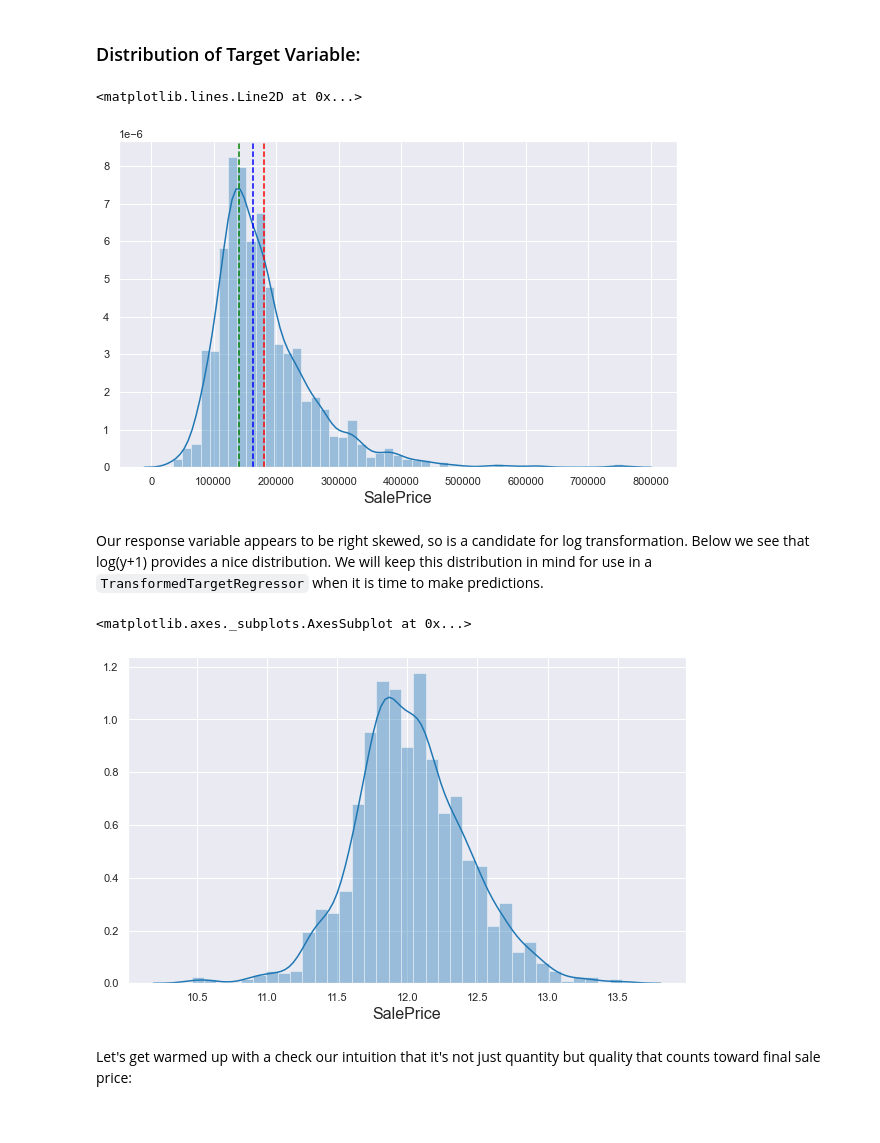
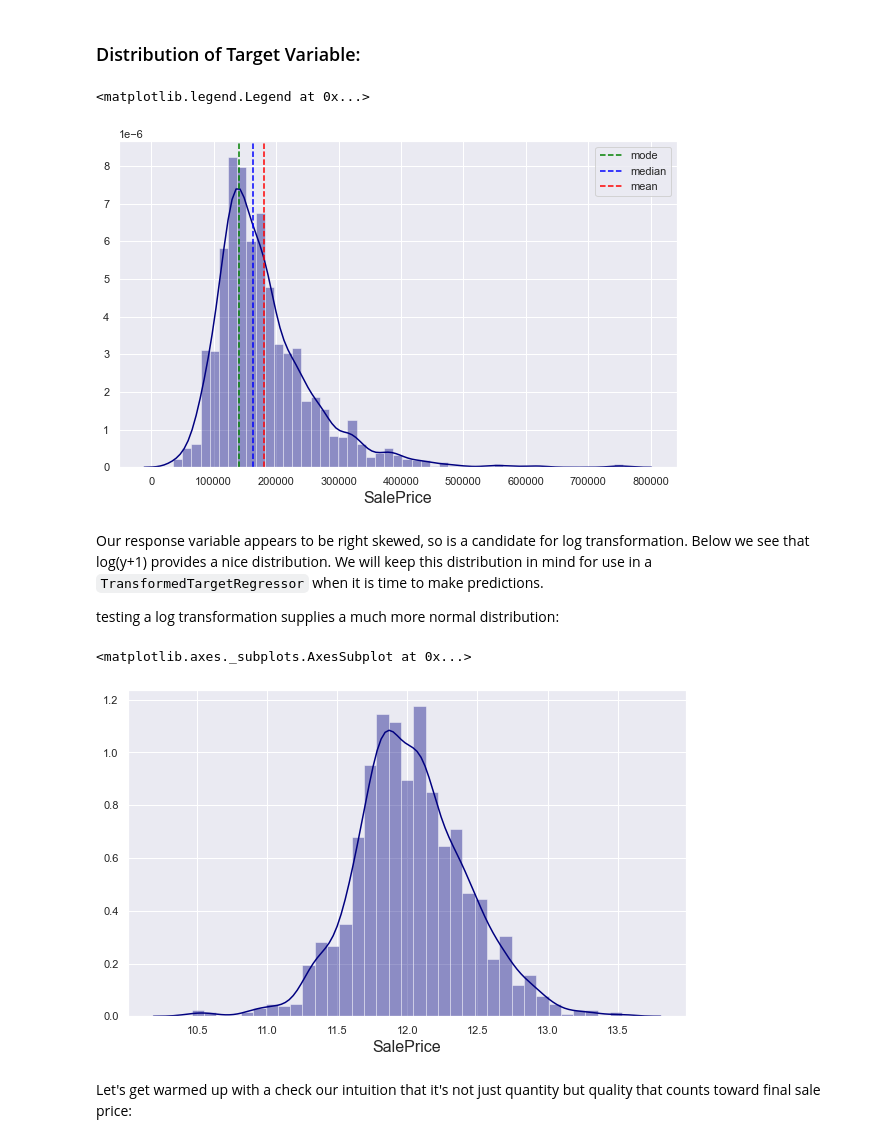
Before and after one commit to wcneill/kaggle, a Jupyter notebook: house prices/sales.ipynb, the cells around one changed output. Cells and saved outputs as stored; diff of their text form; code cells hidden in the pictures.

```diff
--- a/house prices/sales.ipynb
+++ b/house prices/sales.ipynb
@@ -8,7 +8,8 @@ import pandas as pd
 import scipy.stats as ss
 import itertools
 
-# data and statistics libraries
+# ML and statistics libraries
+import scipy.stats as stats
 import sklearn.preprocessing as pre
 from sklearn import model_selection
 from sklearn import metrics
@@ -30,6 +31,7 @@ viz_dict = {
 }
 sns.set_context("notebook", rc=viz_dict)
 sns.set_style("darkgrid")
+sns.set_palette(sns.light_palette("navy", n_colors=10, reverse=True))
 # %%
 train_df = pd.read_csv('data/train.csv', index_col='Id')
 train_df.head()
@@ -47,23 +49,26 @@ train_df.head()
 # %%
 sigma = train_df.SalePrice.std()
 mu = train_df.SalePrice.mean()
 med = train_df.SalePrice.median()
 mode = train_df.SalePrice.mode().to_numpy()
 
 sns.distplot(train_df.SalePrice)
-plt.axvline(mode, linestyle='--', color='green')
-plt.axvline(med, linestyle='--', color='blue')
-plt.axvline(mu, linestyle='--', color='red')
+plt.axvline(mode, linestyle='--', color='green', label='mode')
+plt.axvline(med, linestyle='--', color='blue', label='median')
+plt.axvline(mu, linestyle='--', color='red', label='mean')
+plt.legend()
 # %% [output]
-<matplotlib.lines.Line2D at 0x...>
+<matplotlib.legend.Legend at 0x...>
-[figure, old version]
+[figure, new version]
 # %% [markdown]
 Our response variable appears to be right skewed, so is a candidate for log transformation. Below we see that log(y+1) provides a nice distribution. We will keep this distribution in mind for use in a `TransformedTargetRegressor` when it is time to make predictions.
+
+testing a log transformation supplies a much more normal distribution:
 # %%
 sns.distplot(np.log1p(train_df.SalePrice), kde=True)
 # %% [output]
 <matplotlib.axes._subplots.AxesSubplot at 0x...>
-[figure, old version]
+[figure, new version]
 # %% [markdown]
 Let's get warmed up with a check our intuition that it's not just quantity but quality that counts toward final sale price:
 # %%
```
Also changed, not shown: parts of 24 cells of this notebook, 1 other file.
